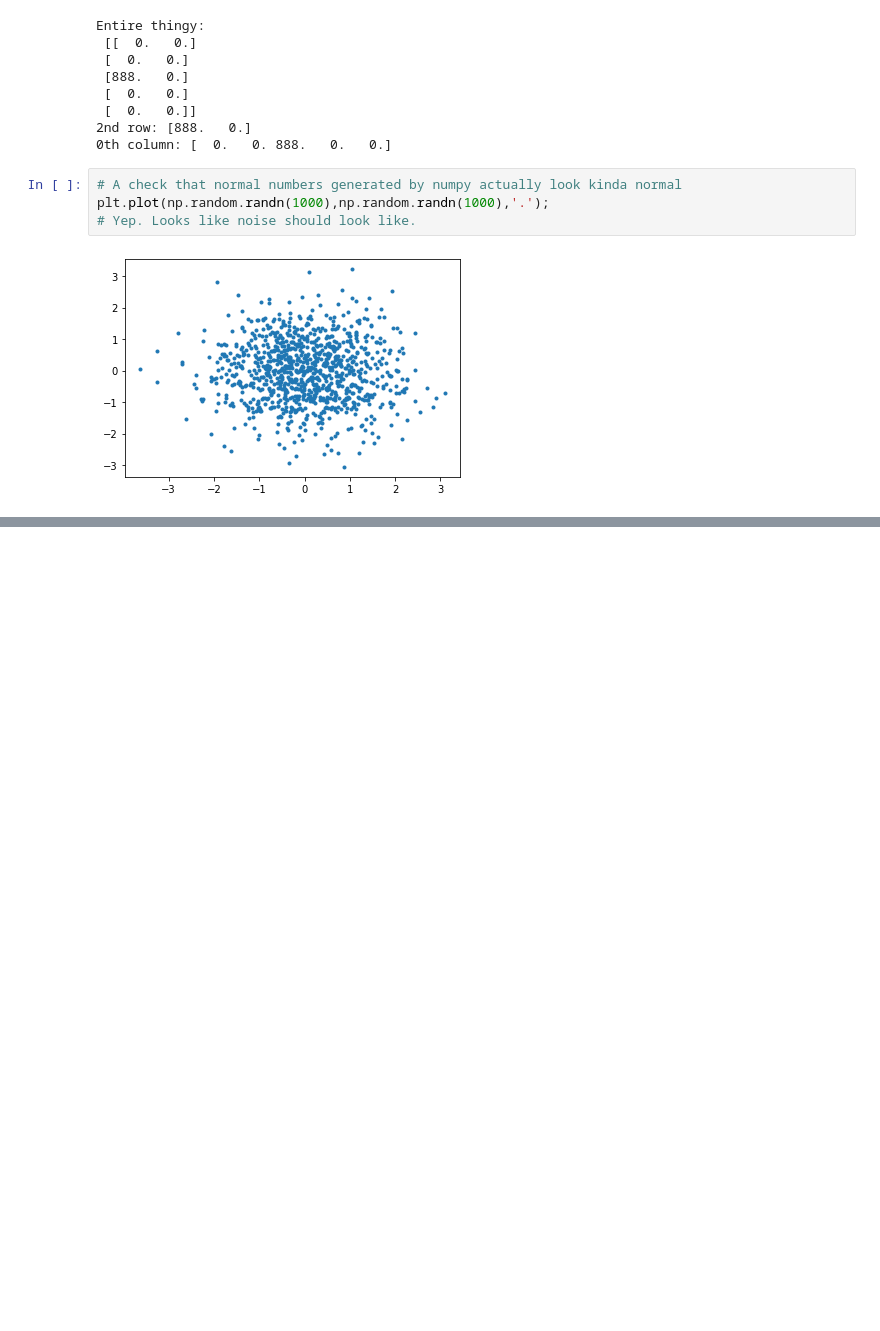
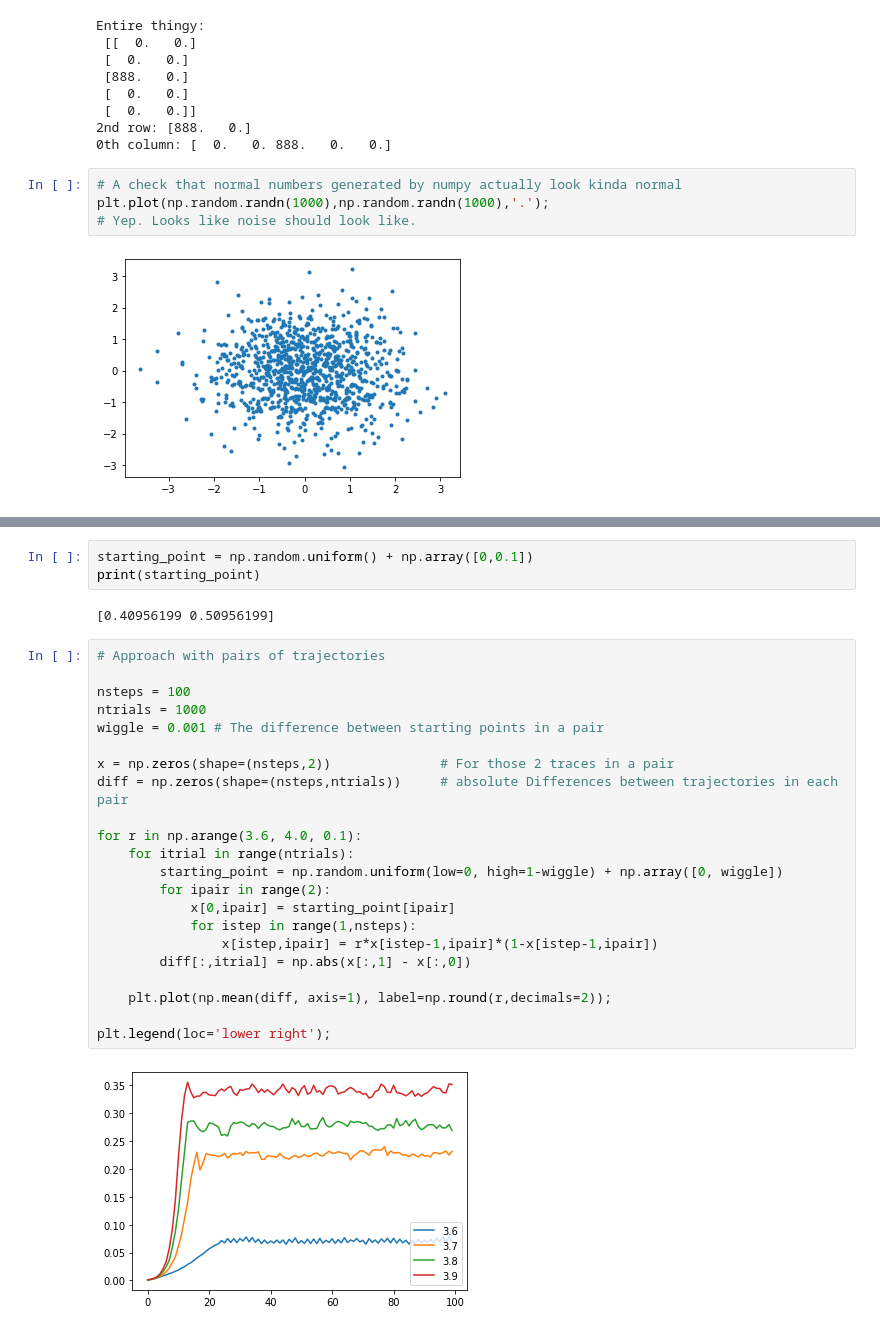
Before and after one commit to khakhalin/Teaching, a Jupyter notebook: Bio_Modeling/024_butterfly_effect.ipynb, the cells around one changed output, grey strips where cells are left out. Cells and saved outputs as stored; diff of their text form; blank space fills up the shorter version.

Commit message:
Butterfly effect: a better approach

```diff
--- a/Bio_Modeling/024_butterfly_effect.ipynb
+++ b/Bio_Modeling/024_butterfly_effect.ipynb
@@ -81,0 +99,29 @@ plt.ylabel('Variability (sd) of trajectories');
+# %%
+starting_point = np.random.uniform() + np.array([0,0.1])
+print(starting_point)
+# %% [output]
+[0.40956199 0.50956199]
+# %%
+# Approach with pairs of trajectories
+
+nsteps = 100
+ntrials = 1000
+wiggle = 0.001 # The difference between starting points in a pair
+
+x = np.zeros(shape=(nsteps,2))              # For those 2 traces in a pair
+diff = np.zeros(shape=(nsteps,ntrials))     # absolute Differences between trajectories in each pair
+
+for r in np.arange(3.6, 4.0, 0.1):
+    for itrial in range(ntrials):
+        starting_point = np.random.uniform(low=0, high=1-wiggle) + np.array([0, wiggle])
+        for ipair in range(2):
+            x[0,ipair] = starting_point[ipair]
+            for istep in range(1,nsteps):
+                x[istep,ipair] = r*x[istep-1,ipair]*(1-x[istep-1,ipair])
+        diff[:,itrial] = np.abs(x[:,1] - x[:,0])
+
+    plt.plot(np.mean(diff, axis=1), label=np.round(r,decimals=2));
+
+plt.legend(loc='lower right');
+# %% [output]
+[figure, added]
```
Also changed, not shown: parts of 3 cells of this notebook.
